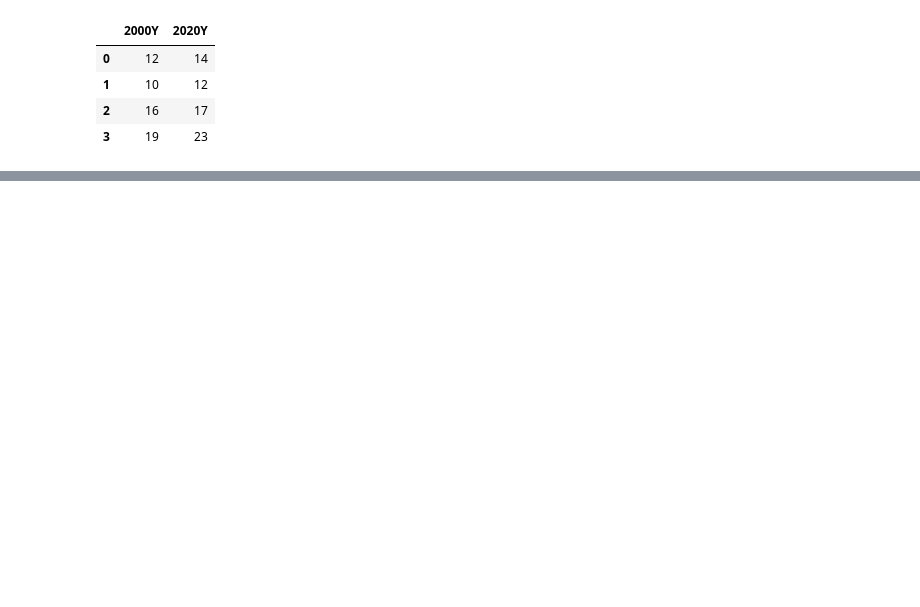
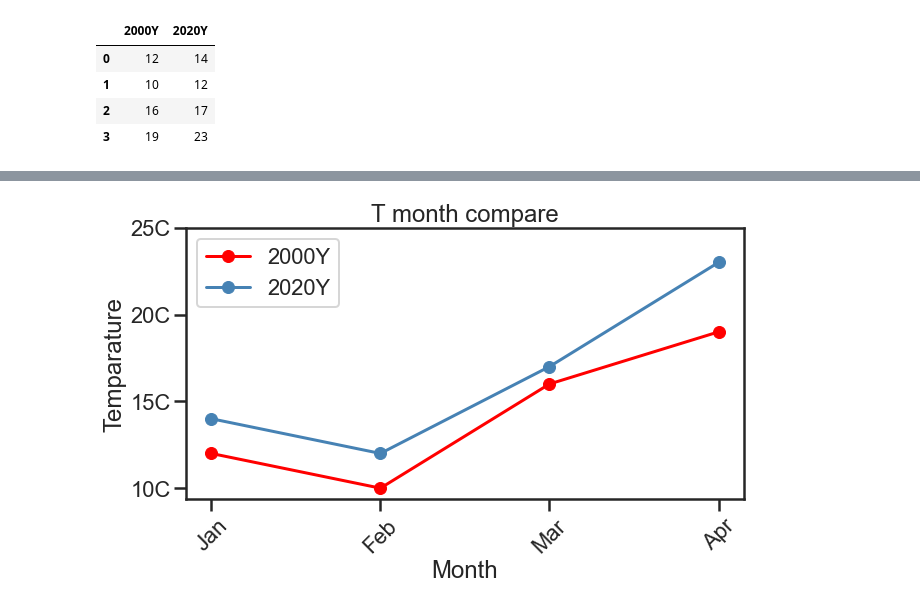
Before and after one commit to ikymbiz/self_lib, a Jupyter notebook: self_lib/graph.ipynb, the cells around one changed output, grey strips where cells are left out. Cells and saved outputs as stored; diff of their text form; code cells hidden in the pictures; blank space fills up the shorter version.

```diff
--- a/self_lib/graph.ipynb
+++ b/self_lib/graph.ipynb
@@ -104,0 +321,17 @@ g.duplex(main_title="T month compare",
+# %%
+data = pd.DataFrame({"2000Y"  : [12,10,16,19],
+                 "2020Y": [14,12,17,23]})
+
+g.duplex(main_title="T month compare",
+     x_title="Month",
+     x_rotation=45,
+     x_scale=[[0,1,2,3],["Jan","Feb","Mar","Apr"]],
+     y_title="Temparature",
+     y_scale=[[10,15,20,25],["10C","15C","20C","25C"]],
+     y_rotation=90,
+     g_type=["line","line"],
+     g_data=[data['2000Y'],data['2020Y']],
+     label=["2000Y","2020Y"],
+     color=["Red","steelblue"])
+# %% [output]
+[figure, added]
```
Also changed, not shown: parts of 20 cells of this notebook, 6 other files.
